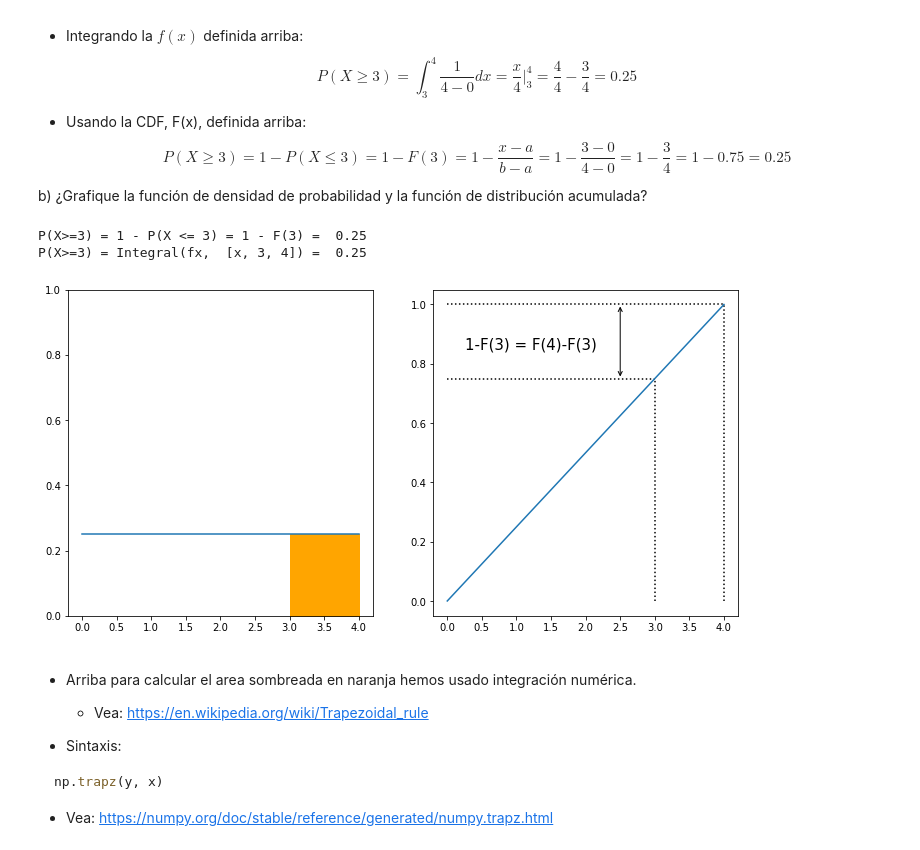
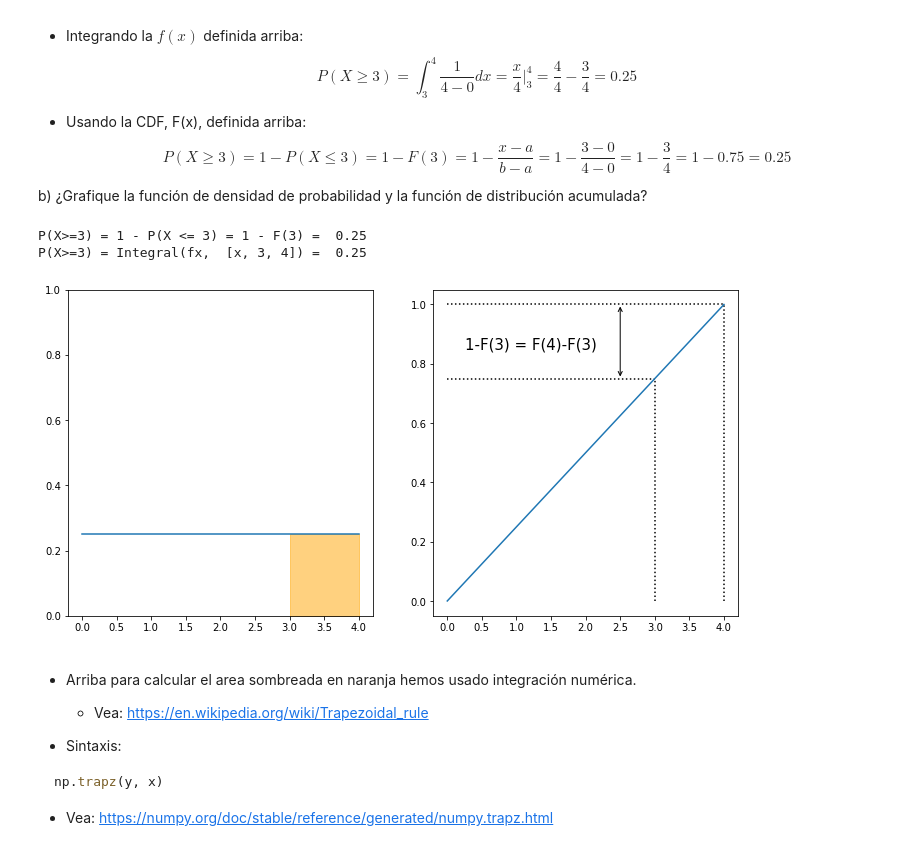
Before and after one commit to marsgr6/EN-online, a Jupyter notebook: continuous_distributions.ipynb, the cells around one changed output. Cells and saved outputs as stored; diff of their text form; code cells hidden in the pictures.

```diff
--- a/continuous_distributions.ipynb
+++ b/continuous_distributions.ipynb
@@ -463,35 +464,35 @@ b) ¿Grafique la función de densidad de probabilidad y la función de distribuc
 from scipy.stats import uniform
 
 a, b = 0, 4
 x = np.linspace(a, b)  # valores de x a evaluar, entre a y b
 
 plt.figure(figsize=(12,6))  # tamaño de la figura
 
 plt.subplot(1,2,1)  # Panel 1
 pdfx = uniform.pdf(x, a, b-a)  # Python espera valor mínimo a, y ancho, b-a
 plt.plot(x, pdfx)
 plt.ylim(0, 1)  # límite en y para el gráfico
 
 x_prob = np.linspace(3, 4)  # intervalo para el relleno y para integrar
-plt.fill_between(x_prob, uniform.pdf(x_prob, a, b-a), color="orange")
+plt.fill_between(x_prob, uniform.pdf(x_prob, a, b-a), color="orange", alpha=0.5)
 
 plt.subplot(1,2,2)  # Panel 2
 pdfx = uniform.cdf(x, a, b-a)  # Python espera valor mínimo a, y ancho, b-a
 plt.plot(x, pdfx)
 x = [3, 4]
 plt.vlines(x, [0]*2, uniform.cdf(x, a, b-a), linestyles="dotted")
 plt.hlines(uniform.cdf(x, a, b-a), [0]*2, x, linestyles="dotted")
 plt.annotate(s='', xy=(2.5,0.75), xytext=(2.5,1), arrowprops=dict(arrowstyle='<->'))
 plt.text(0.25, 0.85, "1-F(3) = F(4)-F(3)", fontsize=15)
 
 # Respuesta usando la CDF
 print("P(X>=3) = 1 - P(X <= 3) = 1 - F(3) = ", 1 - uniform.cdf(3, a, b-a))
 # Integramos numéricamente usando la regla del trapecio
 print("P(X>=3) = Integral(fx,  [x, 3, 4]) = ", np.trapz(uniform.pdf(x_prob, a, b-a), x_prob))
 # %% [output]
 P(X>=3) = 1 - P(X <= 3) = 1 - F(3) =  0.25
 P(X>=3) = Integral(fx,  [x, 3, 4]) =  0.25
-[figure, old version]
+[figure, new version]
 # %% [markdown]
 - Arriba para calcular el area sombreada en naranja hemos usado integración numérica.
   - Vea: https://en.wikipedia.org/wiki/Trapezoidal_rule
```
Also changed, not shown: parts of 13 cells of this notebook, 1 other file.
